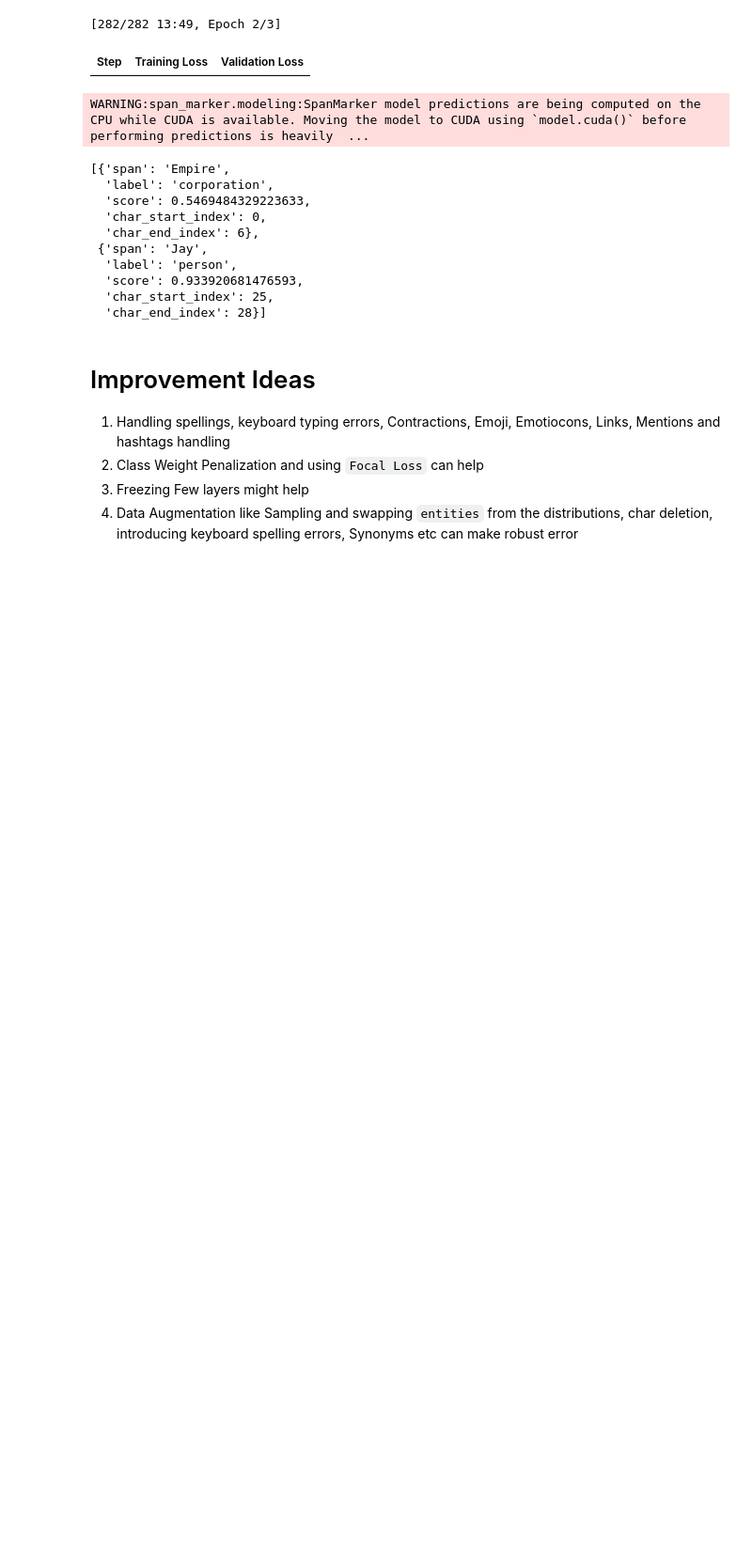
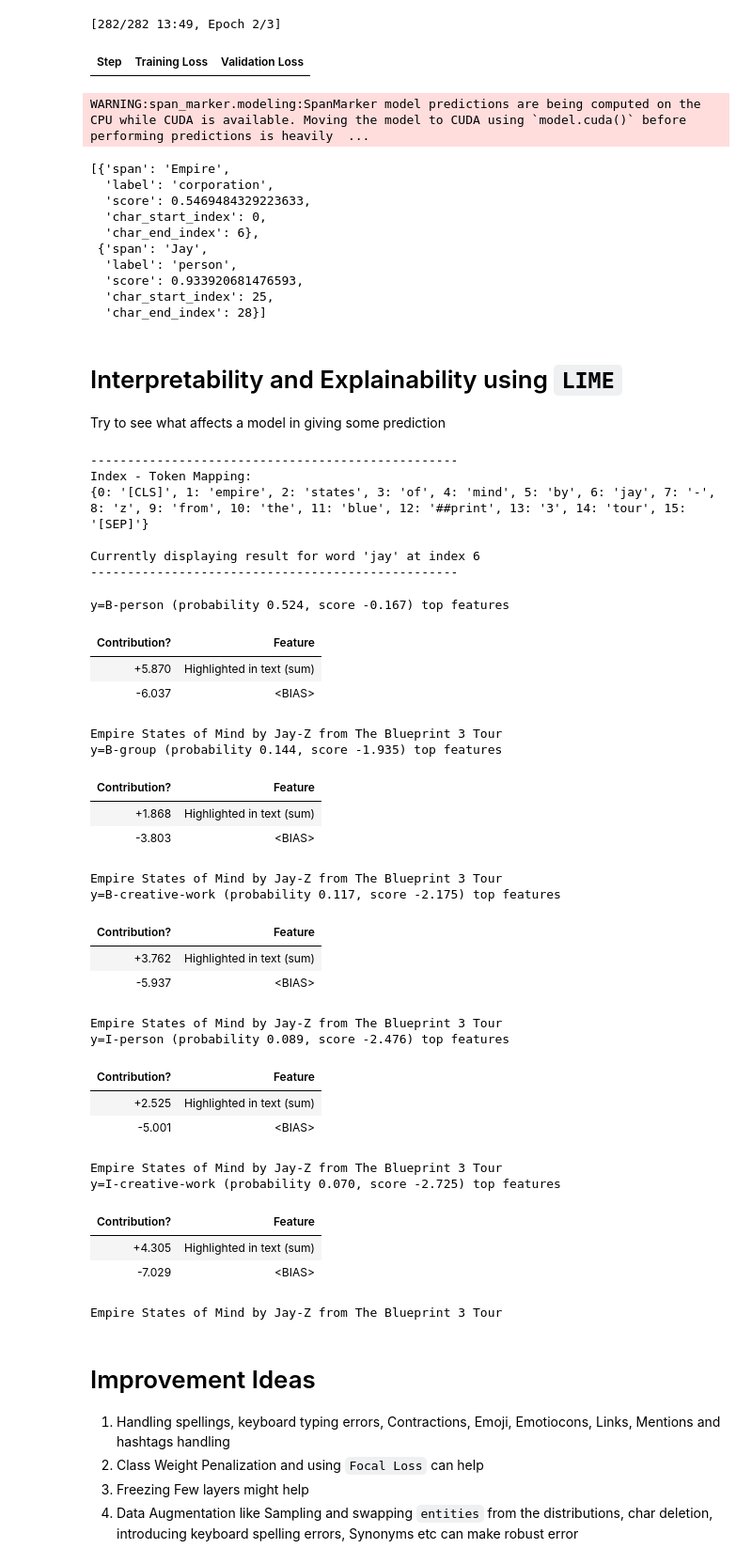
Before and after one commit to deshwalmahesh/all-about-NER, a Jupyter notebook: Final model and successful attempts.ipynb, the cells around one changed output. Shown: that part at 94% size. Cells and saved outputs as stored; diff of their text form; code cells hidden in the pictures; blank space fills up the shorter version.

Commit message:
Added Explainability to the model. NOTE: Need to modify 2 lines in eli5.lime.sampler

```diff
--- a/Final model and successful attempts.ipynb
+++ b/Final model and successful attempts.ipynb
@@ -389,7 +398,7 @@ You're using a DistilBertTokenizerFast tokenizer. Please note that with a fast t
 # %% [markdown]
 ### using `Pipeline`
 # %%
-text = "Empire states of Mind by Jay-Z"
+text = "Empire States of Mind by Jay-Z in the USA Tour with Sony Xperia"
 classifier = pipeline("ner", model="/content/final_model")
 classifier(text)
 # %% [output]
@@ -569,3 +578,7 @@ WARNING:span_marker.modeling:SpanMarker model predictions are being computed on
   'score': 0.933920681476593,
   'char_start_index': 25,
   'char_end_index': 28}]
+# %% [markdown]
+# Interpretability and Explainability using `LIME`
+
+Try to see what affects a model in giving some prediction
@@ -572,3 +640,38 @@ WARNING:span_marker.modeling:SpanMarker model predictions are being computed on
+# %%
+text = "Empire States of Mind by Jay-Z from The Blueprint 3 Tour"
+explainer.explain(text, word_index = 6, top_labels = 5, display_index_mapping = True) # word_index: 6: Jay, 7 = - , 8 = Z  etc etc
+# %% [output]
+--------------------------------------------------
+Index - Token Mapping:
+{0: '[CLS]', 1: 'empire', 2: 'states', 3: 'of', 4: 'mind', 5: 'by', 6: 'jay', 7: '-', 8: 'z', 9: 'from', 10: 'the', 11: 'blue', 12: '##print', 13: '3', 14: 'tour', 15: '[SEP]'}
+
+Currently displaying result for word 'jay' at index 6
+--------------------------------------------------
+y=B-person (probability 0.524, score -0.167) top features
+| Contribution? | Feature |
+| +5.870 | Highlighted in text (sum) |
+| -6.037 | <BIAS> |
+Empire States of Mind by Jay-Z from The Blueprint 3 Tour
+y=B-group (probability 0.144, score -1.935) top features
+| Contribution? | Feature |
+| +1.868 | Highlighted in text (sum) |
+| -3.803 | <BIAS> |
+Empire States of Mind by Jay-Z from The Blueprint 3 Tour
+y=B-creative-work (probability 0.117, score -2.175) top features
+| Contribution? | Feature |
+| +3.762 | Highlighted in text (sum) |
+| -5.937 | <BIAS> |
+Empire States of Mind by Jay-Z from The Blueprint 3 Tour
+y=I-person (probability 0.089, score -2.476) top features
+| Contribution? | Feature |
+| +2.525 | Highlighted in text (sum) |
+| -5.001 | <BIAS> |
+Empire States of Mind by Jay-Z from The Blueprint 3 Tour
+y=I-creative-work (probability 0.070, score -2.725) top features
+| Contribution? | Feature |
+| +4.305 | Highlighted in text (sum) |
+| -7.029 | <BIAS> |
+Empire States of Mind by Jay-Z from The Blueprint 3 Tour
 # %% [markdown]
 # Improvement Ideas
 1. Handling spellings, keyboard typing errors, Contractions, Emoji, Emotiocons, Links, Mentions and hashtags handling
```
Also changed, not shown: parts of 5 cells of this notebook.
